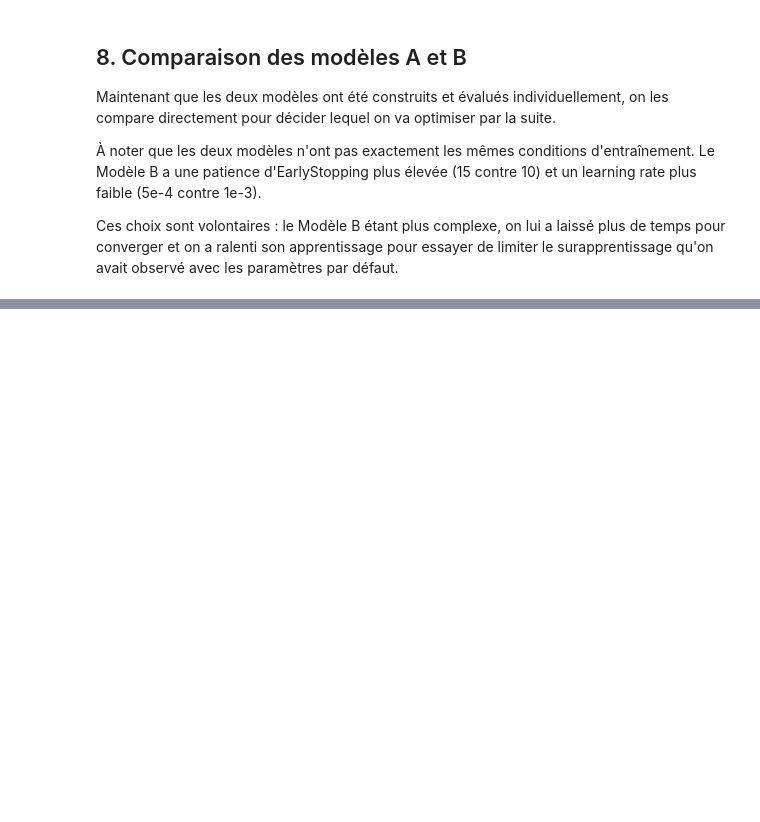
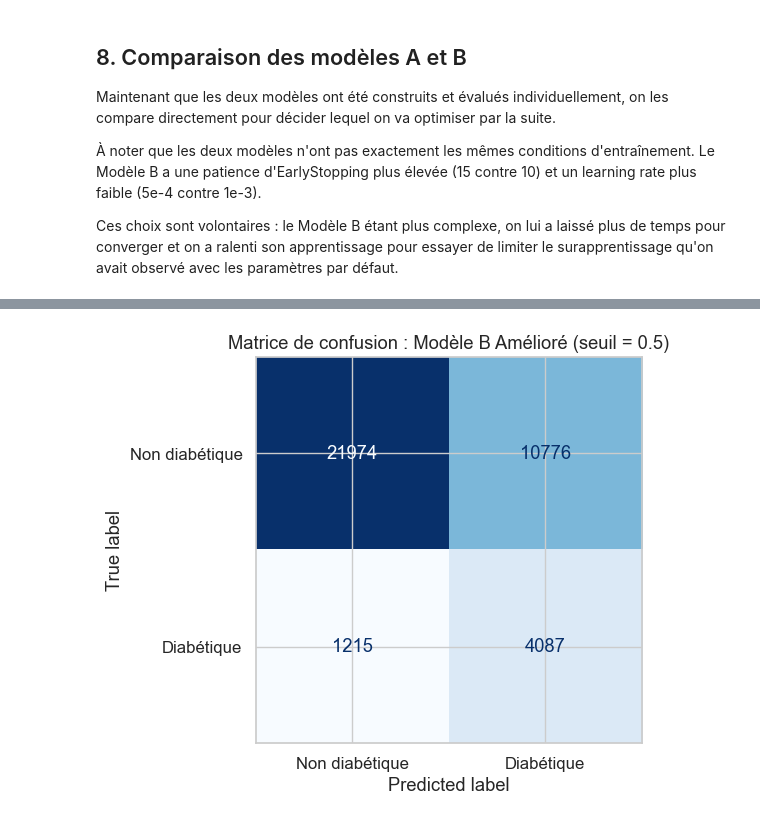
Before and after one commit to RamiHawili/diabetes-prediction-brfss, a Jupyter notebook: notebooks/Sprint2_Livrable.ipynb, the cells around one changed output, grey strips where cells are left out. Cells and saved outputs as stored; diff of their text form; code cells hidden in the pictures; blank space fills up the shorter version.

Commit message:
feat: ajout modèle B amélioré et analyse des résultats

```diff
--- a/notebooks/Sprint2_Livrable.ipynb
+++ b/notebooks/Sprint2_Livrable.ipynb
@@ -670,0 +757,9 @@ le taux de Dropout, le learning rate, le nombre de neurones par couche qui sont
+# %%
+history_B_improved = model_B_improved.fit(
+    X_train, y_train,
+    validation_data = (X_val, y_val),
+    epochs = EPOCHS_IMPROVED,
+    batch_size = BATCH_SIZE_IMPROVED,
+    callbacks = [early_stop_B_improved],
+    verbose = 1
+)
@@ -670,0 +786,22 @@ le taux de Dropout, le learning rate, le nombre de neurones par couche qui sont
+# %%
+y_prob_Bi = model_B_improved.predict(X_val, verbose=0).ravel()
+y_pred_Bi = (y_prob_Bi >= THRESHOLD).astype(int)
+
+acc_Bi  = accuracy_score(y_val,  y_pred_Bi)
+prec_Bi = precision_score(y_val, y_pred_Bi, zero_division=0)
+rec_Bi  = recall_score(y_val,    y_pred_Bi, zero_division=0)
+f1_Bi   = f1_score(y_val,        y_pred_Bi, zero_division=0)
+auc_Bi  = roc_auc_score(y_val,   y_prob_Bi)
+
+cm_Bi = confusion_matrix(y_val, y_pred_Bi)
+tn_Bi, fp_Bi, fn_Bi, tp_Bi = cm_Bi.ravel()
+
+print(f'Résultats Modèle B Amélioré : Validation (seuil = {THRESHOLD})')
+print(f'  Accuracy  : {acc_Bi:.4f}')
+print(f'  Precision : {prec_Bi:.4f}')
+print(f'  Recall    : {rec_Bi:.4f}')
+print(f'  F1-score  : {f1_Bi:.4f}')
+print(f'  ROC-AUC   : {auc_Bi:.4f}')
+print(f'\n  TN={tn_Bi}  FP={fp_Bi}')
+print(f'  FN={fn_Bi}  TP={tp_Bi}')
+print(f'\n  Résultat : {fn_Bi} diabétiques non détectés')
@@ -670,0 +820,10 @@ le taux de Dropout, le learning rate, le nombre de neurones par couche qui sont
+# %%
+fig, ax = plt.subplots(figsize=(6, 5))
+disp = ConfusionMatrixDisplay(confusion_matrix=cm_Bi,
+                              display_labels=['Non diabétique', 'Diabétique'])
+disp.plot(ax=ax, cmap='Blues', values_format='d', colorbar=False)
+ax.set_title(f'Matrice de confusion : Modèle B Amélioré (seuil = {THRESHOLD})')
+plt.tight_layout()
+plt.show()
+# %% [output]
+[figure, added]
```
Also changed, not shown: parts of 27 cells of this notebook.
